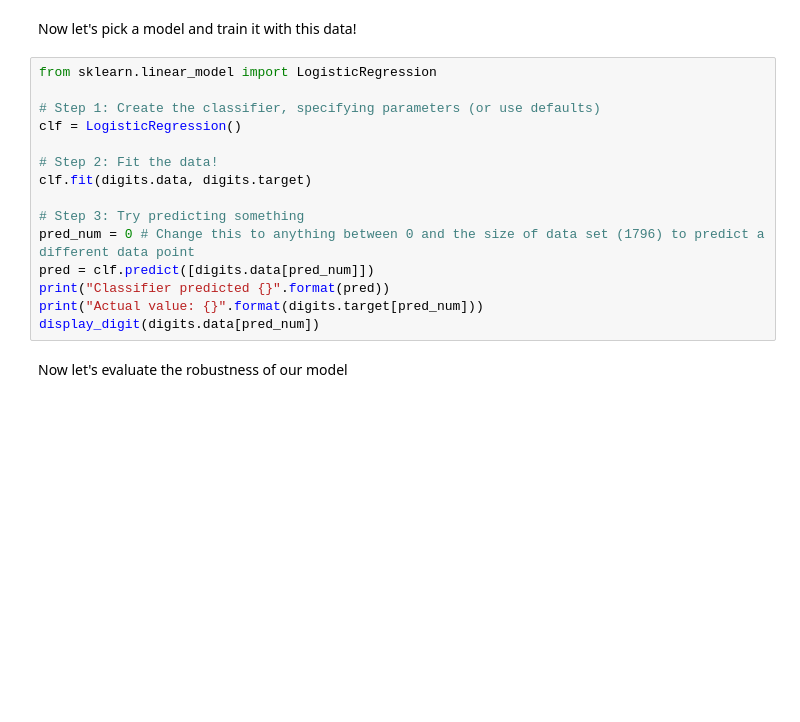
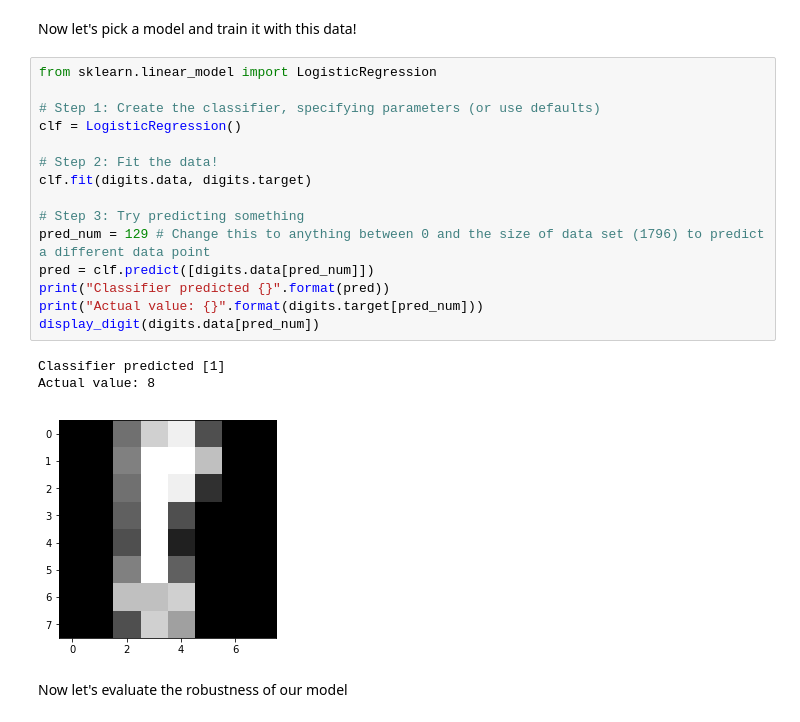
Before and after one commit to rfblue2/gentle-intro-to-ml, a Jupyter notebook: 1-mnist.ipynb, the cells around one changed output. Drawn from its saved outputs; the diff is of its cells as text; blank space fills up the shorter version.

```diff
--- a/1-mnist.ipynb
+++ b/1-mnist.ipynb
@@ -70,18 +98,22 @@ Now let's pick a model and train it with this data!
 # %%
 from sklearn.linear_model import LogisticRegression
 
 # Step 1: Create the classifier, specifying parameters (or use defaults)
 clf = LogisticRegression()
 
 # Step 2: Fit the data!
 clf.fit(digits.data, digits.target)
 
 # Step 3: Try predicting something
-pred_num = 0 # Change this to anything between 0 and the size of data set (1796) to predict a different data point
+pred_num = 129 # Change this to anything between 0 and the size of data set (1796) to predict a different data point
 pred = clf.predict([digits.data[pred_num]])
 print("Classifier predicted {}".format(pred))
 print("Actual value: {}".format(digits.target[pred_num]))
 display_digit(digits.data[pred_num])
+# %% [output]
+Classifier predicted [1]
+Actual value: 8
+[figure, added]
 # %% [markdown]
 Now let's evaluate the robustness of our model
 # %%
```
Also changed, not shown: parts of 7 cells of this notebook, 2 other files.
